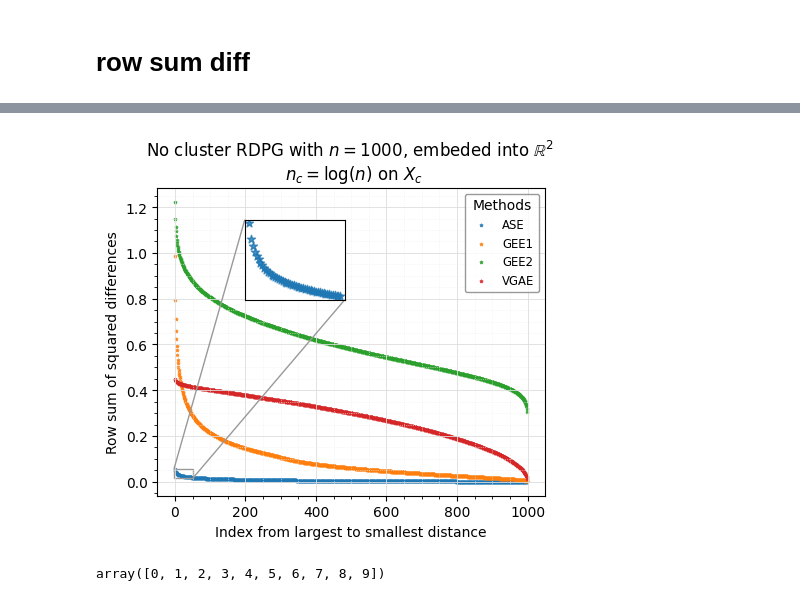
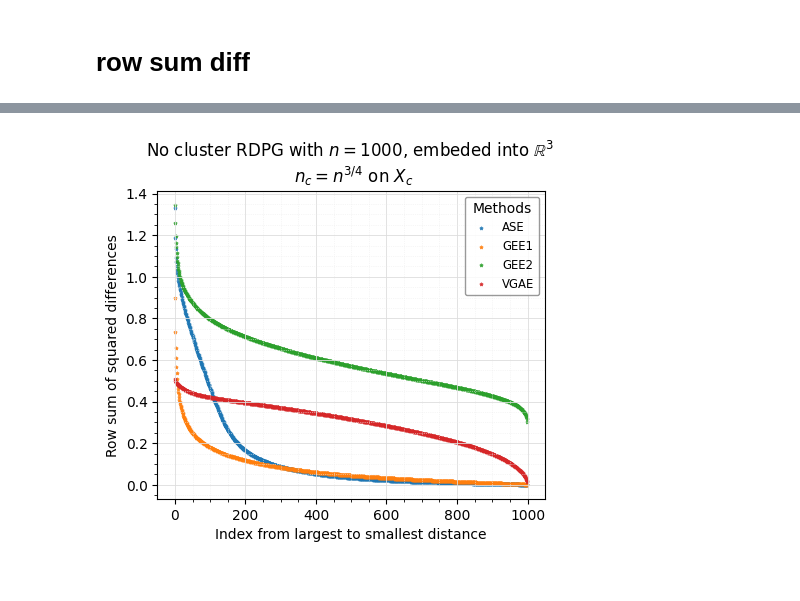
Before and after one commit to tong-qii/Clique_detection, a Jupyter notebook: singular value plots.ipynb, the cells around one changed output, grey strips where cells are left out. Saved outputs shown, nothing was run; the diff lists cells and outputs as text; code cells hidden in the pictures.

```diff
--- a/singular value plots.ipynb
+++ b/singular value plots.ipynb
@@ -417,10 +438,10 @@ singvalue_a1 = pd.DataFrame(pp)
 # %%
 # no cluster RDPG
 # read the singular value data
-singdata_a0 = pd.read_csv ('./sim_data/singular/sing_A0_02n.csv',sep=',',header = 0)
+singdata_a0 = pd.read_csv ('./sim_data/singular/sing_A0_n^34.csv',sep=',',header = 0)
 singdata_a0.rename({'10': "n"},axis=1, inplace=True)
 print(singdata_a0.tail(2))
-singdata_a1 = pd.read_csv ('./sim_data/singular/sing_A1_02n.csv',sep=',',header = 0)
+singdata_a1 = pd.read_csv ('./sim_data/singular/sing_A1_n^34.csv',sep=',',header = 0)
 singdata_a1.rename({'10': "n"},axis=1, inplace=True)
 print(singdata_a1.tail(2))
 # generate mean values for the singular value
@@ -733,13 +754,13 @@ RSD_afterGEE1 = []
 RSD_afterGEE2 = []
 RSD_afterGAE = []
 
-d = 2
+d = 3
 
 for n in nvs:
     ########## find the clique vertices ##################################
     ratio = 0.2
     cliquesize =f'{ratio}*n' #    !!    f'{ratio}*n'  f'log(n)^2'
-    clique_size = math.log(n)    #math.log(n)           #   ratio*n
+    clique_size = n**(3/4)    #math.log(n)           #   ratio*n
     num_vertices = int(clique_size)
     #################  change location of vertices##################
     #c_vertices = np.arange(0,num_vertices)
@@ -1020,39 +1045,35 @@ indexzoom = list(range(len(zoomase)))
 # %%
 fig, ax = plt.subplots(figsize=(5, 4))
 
 ax.grid(True)
 ax.grid(which='major', color='#DDDDDD', linewidth=0.6)
 ax.grid(which='minor', color='#EEEEEE', linestyle=':', linewidth=0.5)
 ax.minorticks_on()
 ax.set_xlabel('Index from largest to smallest distance')
 ax.set_ylabel('Row sum of squared differences')
-ax.set_title('No cluster RDPG with $n=1000$, embeded into $\mathbb{R}^2$ \n $n_c = \log(n)$ on $X_c$', ###_______________________
+ax.set_title('No cluster RDPG with $n=1000$, embeded into $\mathbb{R}^3$ \n $n_c =n^{3/4}$ on $X_c$', ###_______________________
              fontsize=12)
 
 plt.scatter(indexs,sortedASE,marker = '*',color = '#1f77b4',alpha = 0.8,s = 4,label = "ASE")
 plt.scatter(indexs,sorted_GEE1,marker = '*',color = '#ff7f0e',alpha = 0.8,s = 4,label = "GEE1")
 plt.scatter(indexs,sorted_GEE2,marker = '*',color = '#2ca02c',alpha = 0.8,s = 4,label = 'GEE2')
 plt.scatter(indexs,sorted_GAE,marker = '*',color = '#d62728',alpha = 0.8,s = 4,label = "VGAE")
 
 legend = plt.legend(frameon = 1,loc = 1,title="Methods",
                     fontsize='small',fancybox=True)
 frame = legend.get_frame()
 frame.set_facecolor('white')
 frame.set_edgecolor('grey')
 
-a = plt.axes([0.3, 0.6, .2, .2], facecolor='w')
-plt.scatter(indexzoom,zoomase,marker = '*',color = '#1f77b4',alpha = 0.8)
-#plt.title('Zoomed ASE',fontsize = 'small')
-plt.xticks([])
-plt.yticks([])
-mark_inset(ax, a, loc1=2, loc2=4, fc="none", ec="0.6")
+# a = plt.axes([0.3, 0.6, .2, .2], facecolor='w')
+# plt.scatter(indexzoom,zoomase,marker = '*',color = '#1f77b4',alpha = 0.8)
+# plt.title('Zoomed ASE',fontsize = 'small')
+# plt.xticks([])
+# plt.yticks([])
+# mark_inset(ax, a, loc1=2, loc2=4, fc="none", ec="0.6")
 
 
 #plt.show()
-#plt.savefig('./plots/rowsum/Xc_r2_logn_zoom.png')
+#plt.savefig('./plots/rowsum/Xc_r3_n^34_zoom.png')
 # %% [output]
-[figure, old version]
+[figure, new version]
-# %%
-indexs
-# %% [output]
-array([0, 1, 2, 3, 4, 5, 6, 7, 8, 9])
```
Also changed, not shown: parts of 10 cells of this notebook.
